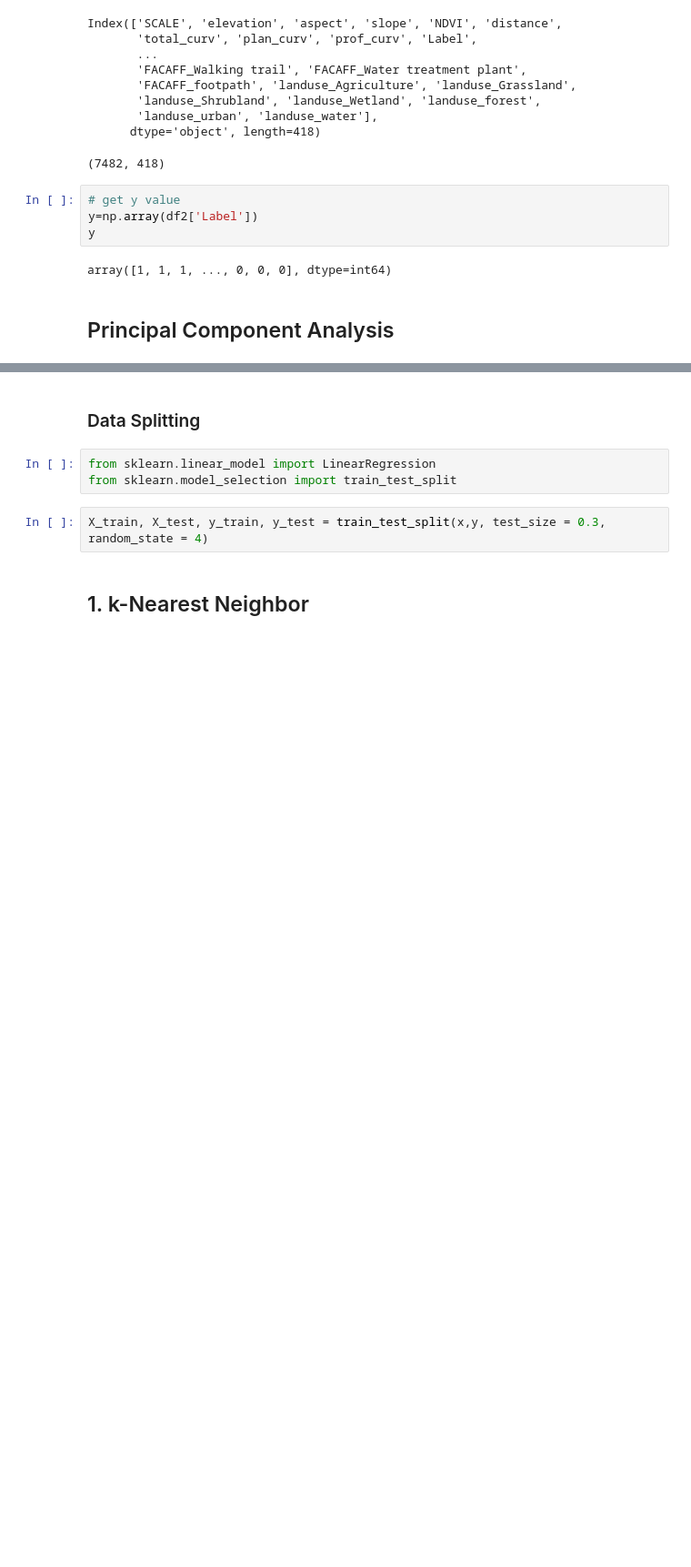
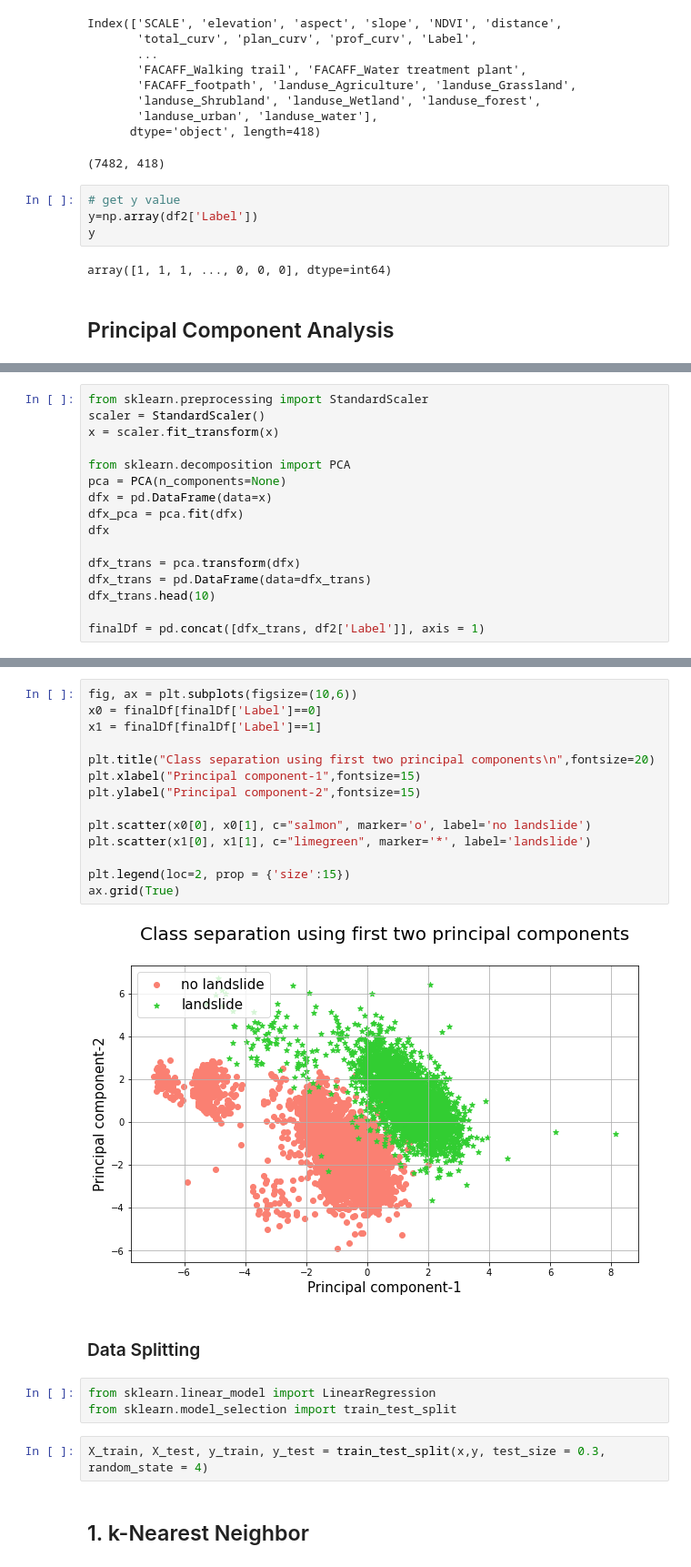
Before and after one commit to Anran0716/musa650-final, a Jupyter notebook: script/2_ML_comparison.ipynb, the cells around one changed output, grey strips where cells are left out. Shown at 91% size. Saved outputs shown, nothing was run; the diff lists cells and outputs as text; blank space fills up the shorter version.

```diff
--- a/script/2_ML_comparison.ipynb
+++ b/script/2_ML_comparison.ipynb
@@ -206,0 +159,16 @@ plt.show()
+# %%
+from sklearn.preprocessing import StandardScaler
+scaler = StandardScaler()
+x = scaler.fit_transform(x)
+
+from sklearn.decomposition import PCA
+pca = PCA(n_components=None)
+dfx = pd.DataFrame(data=x)
+dfx_pca = pca.fit(dfx)
+dfx
+
+dfx_trans = pca.transform(dfx)
+dfx_trans = pd.DataFrame(data=dfx_trans)
+dfx_trans.head(10)
+
+finalDf = pd.concat([dfx_trans, df2['Label']], axis = 1)
@@ -207,3 +185,19 @@ plt.show()
+# %%
+fig, ax = plt.subplots(figsize=(10,6))
+x0 = finalDf[finalDf['Label']==0]
+x1 = finalDf[finalDf['Label']==1]
+
+plt.title("Class separation using first two principal components\n",fontsize=20)
+plt.xlabel("Principal component-1",fontsize=15)
+plt.ylabel("Principal component-2",fontsize=15)
+
+plt.scatter(x0[0], x0[1], c="salmon", marker='o', label='no landslide')
+plt.scatter(x1[0], x1[1], c="limegreen", marker='*', label='landslide')
+
+plt.legend(loc=2, prop = {'size':15})
+ax.grid(True)
+# %% [output]
+[figure, added]
 # %% [markdown]
 ### Data Splitting
 # %%
```
Also changed, not shown: parts of 4 cells of this notebook, 14 other files.
